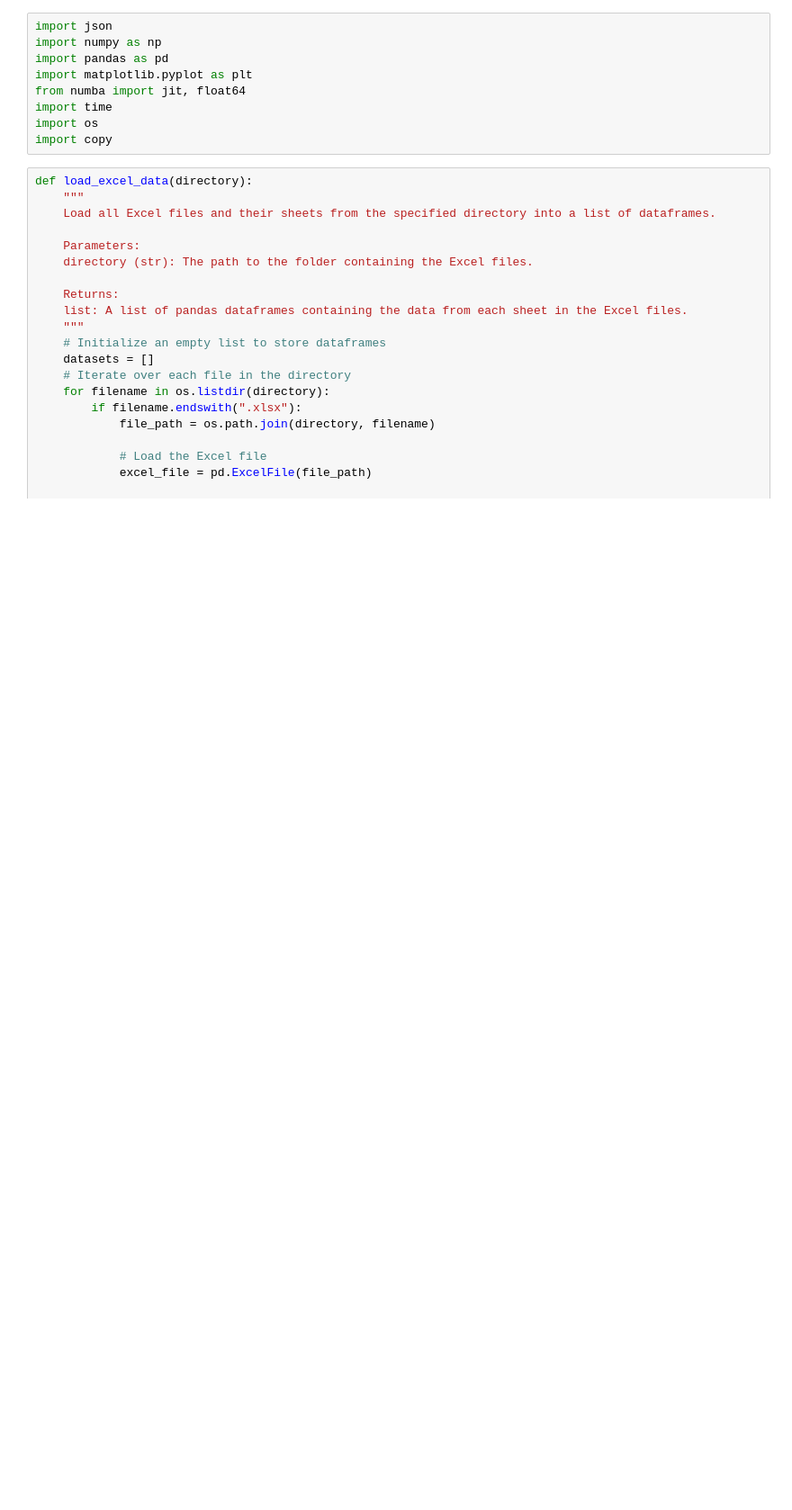
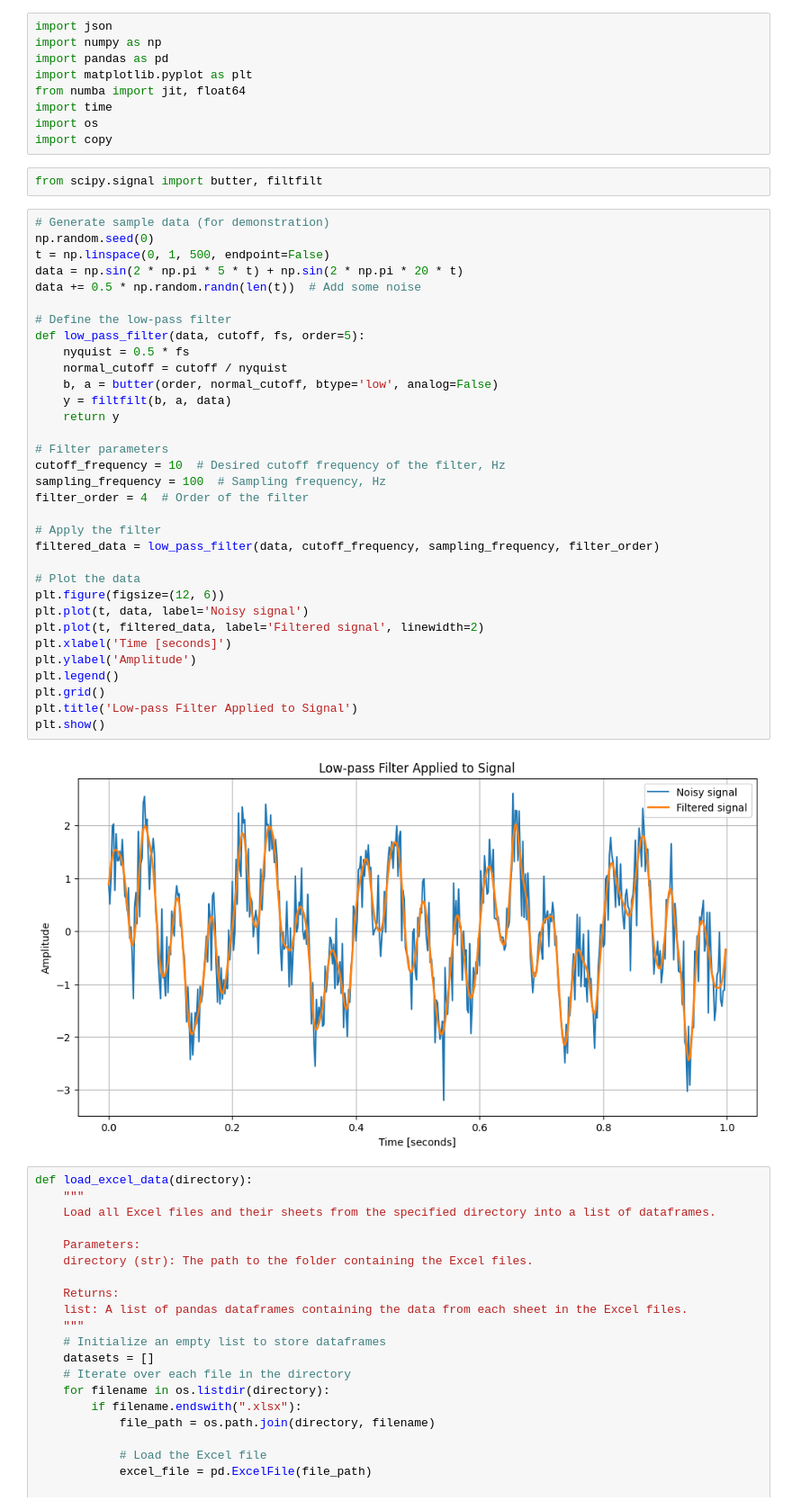
Before and after one commit to Cristian-Napitupulu/gantry_crane_model_optimizer, a Jupyter notebook: GD_optimizer.ipynb, the cells around one changed output. Shown at 90% size. Cells and saved outputs as stored; diff of their text form; blank space fills up the shorter version.

```diff
--- a/GD_optimizer.ipynb
+++ b/GD_optimizer.ipynb
@@ -7,6 +7,43 @@ from numba import jit, float64
 import time
 import os
 import copy
+# %%
+from scipy.signal import butter, filtfilt
+# %%
+# Generate sample data (for demonstration)
+np.random.seed(0)
+t = np.linspace(0, 1, 500, endpoint=False)
+data = np.sin(2 * np.pi * 5 * t) + np.sin(2 * np.pi * 20 * t)
+data += 0.5 * np.random.randn(len(t))  # Add some noise
+
+# Define the low-pass filter
+def low_pass_filter(data, cutoff, fs, order=5):
+    nyquist = 0.5 * fs
+    normal_cutoff = cutoff / nyquist
+    b, a = butter(order, normal_cutoff, btype='low', analog=False)
+    y = filtfilt(b, a, data)
+    return y
+
+# Filter parameters
+cutoff_frequency = 10  # Desired cutoff frequency of the filter, Hz
+sampling_frequency = 100  # Sampling frequency, Hz
+filter_order = 4  # Order of the filter
+
+# Apply the filter
+filtered_data = low_pass_filter(data, cutoff_frequency, sampling_frequency, filter_order)
+
+# Plot the data
+plt.figure(figsize=(12, 6))
+plt.plot(t, data, label='Noisy signal')
+plt.plot(t, filtered_data, label='Filtered signal', linewidth=2)
+plt.xlabel('Time [seconds]')
+plt.ylabel('Amplitude')
+plt.legend()
+plt.grid()
+plt.title('Low-pass Filter Applied to Signal')
+plt.show()
+# %% [output]
+[figure, added]
 # %%
 def load_excel_data(directory):
     """
```
Also changed, not shown: parts of 6 cells of this notebook, 3 other files.
